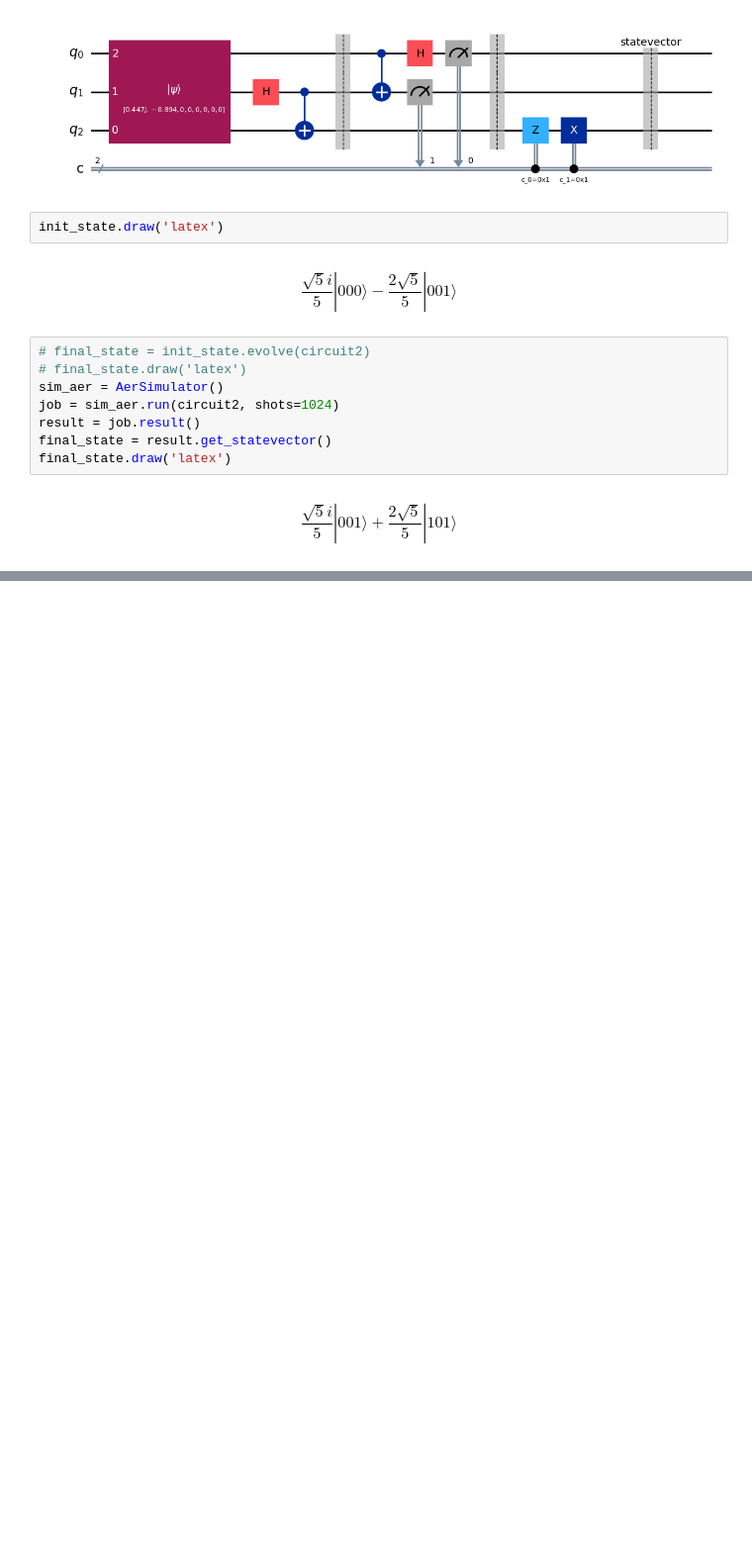
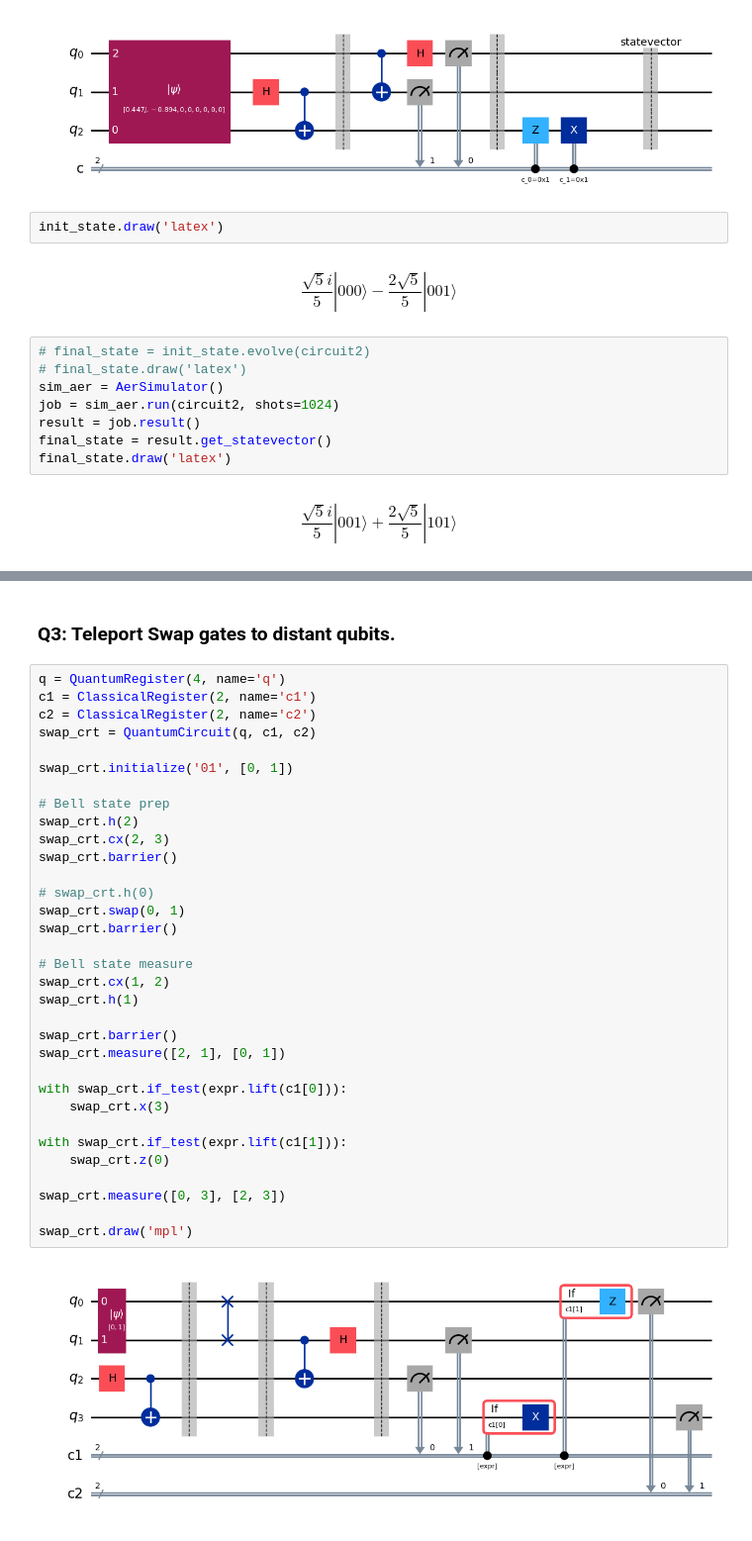
Before and after one commit to isamabdullah88/quantum-computing, a Jupyter notebook: teleportation.ipynb, the cells around one changed output, grey strips where cells are left out. Shown: that part at 99% size. Cells and saved outputs as stored; diff of their text form; blank space fills up the shorter version.

Commit message:
Teleportation of gates and dynamic circuits.

```diff
--- a/teleportation.ipynb
+++ b/teleportation.ipynb
@@ -55,0 +68,37 @@ $$\frac{\sqrt{5} i}{5} |001\rangle+\frac{2 \sqrt{5}}{5} |101\rangle$$
+# %% [markdown]
+### Q3: Teleport Swap gates to distant qubits.
+# %%
+q = QuantumRegister(4, name='q')
+c1 = ClassicalRegister(2, name='c1')
+c2 = ClassicalRegister(2, name='c2')
+swap_crt = QuantumCircuit(q, c1, c2)
+
+swap_crt.initialize('01', [0, 1])
+
+# Bell state prep
+swap_crt.h(2)
+swap_crt.cx(2, 3)
+swap_crt.barrier()
+
+# swap_crt.h(0)
+swap_crt.swap(0, 1)
+swap_crt.barrier()
+
+# Bell state measure
+swap_crt.cx(1, 2)
+swap_crt.h(1)
+
+swap_crt.barrier()
+swap_crt.measure([2, 1], [0, 1])
+
+with swap_crt.if_test(expr.lift(c1[0])):
+    swap_crt.x(3)
+
+with swap_crt.if_test(expr.lift(c1[1])):
+    swap_crt.z(0)
+
+swap_crt.measure([0, 3], [2, 3])
+
+swap_crt.draw('mpl')
+# %% [output]
+[figure, added]
```
Also changed, not shown: parts of 5 cells of this notebook.
